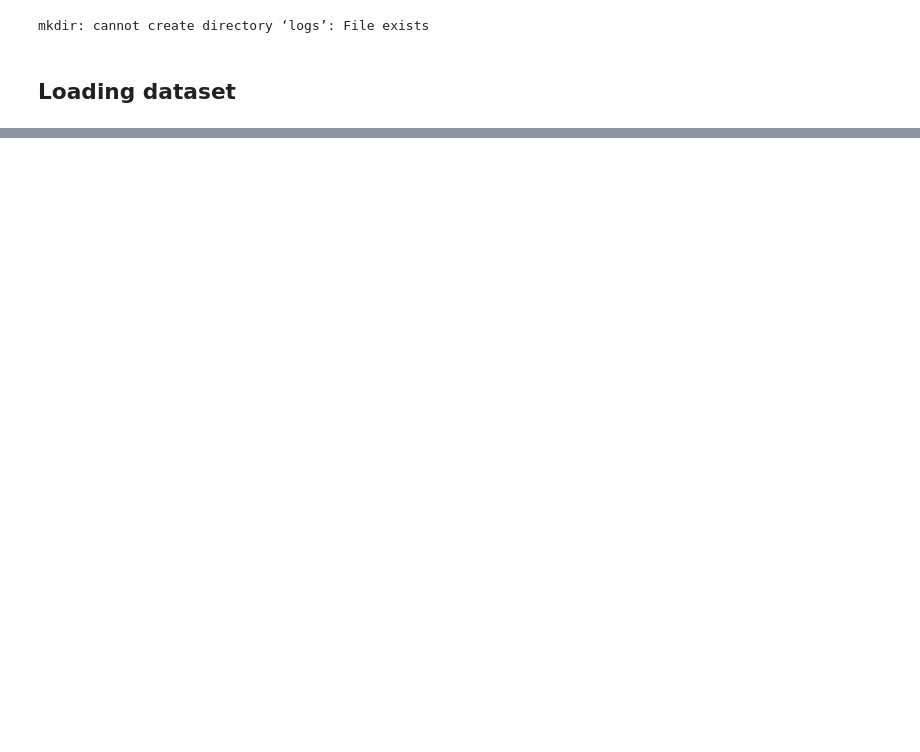
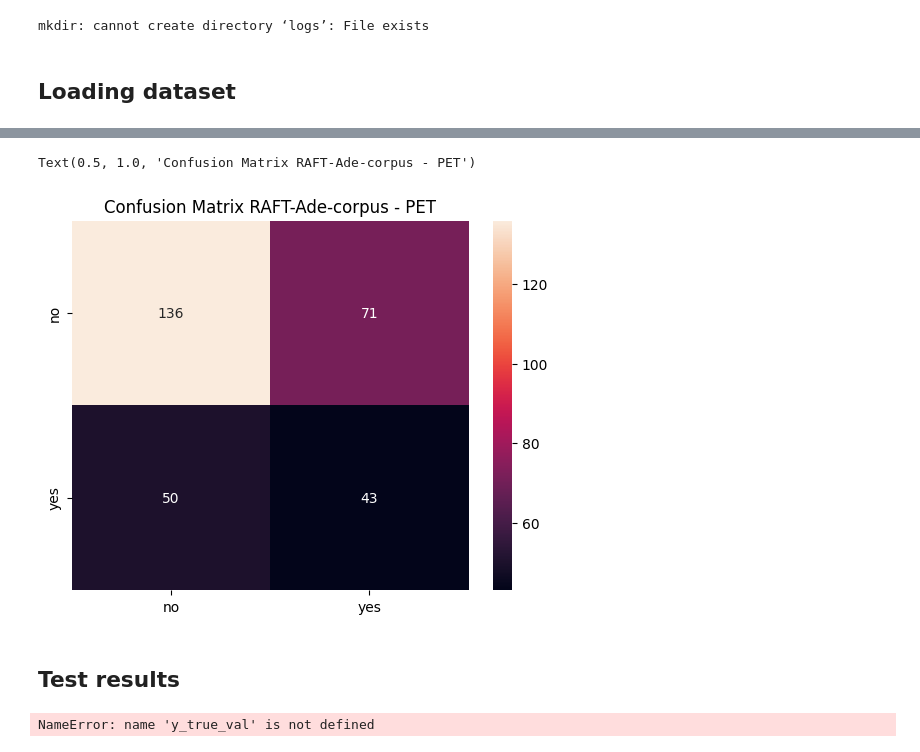
Before and after one commit to peulsilva/few-shot-learning-transformers, a Jupyter notebook: notebooks/raft/pet/01-ade_corpus_pet.ipynb, the cells around one changed output, grey strips where cells are left out. Drawn from its saved outputs; the diff is of its cells as text; code cells hidden in the pictures; blank space fills up the shorter version.

Commit message:
add ade corpus setfit analysis

```diff
--- a/notebooks/raft/pet/01-ade_corpus_pet.ipynb
+++ b/notebooks/raft/pet/01-ade_corpus_pet.ipynb
@@ -294,0 +317,20 @@ KeyboardInterrupt:
+# %%
+df = pd.DataFrame(
+    confusion_matrix.to("cpu").numpy(),
+    index = class_names,
+    columns=class_names
+
+)
+
+sns.heatmap(
+    df,
+    annot = True,
+    fmt = '2g',
+)
+
+plt.title(f"Confusion Matrix {dataset_name} - PET")
+# %% [output]
+Text(0.5, 1.0, 'Confusion Matrix RAFT-Ade-corpus - PET')
+[figure, added]
+# %% [markdown]
+## Test results
@@ -294,0 +339,43 @@ KeyboardInterrupt:
+# %%
+with torch.no_grad():
+    y_true_test = torch.tensor([],device=device)
+    y_pred_test = torch.tensor([],device=device)
+
+    for input in tqdm(val_dataloader):
+        out = model(**input)
+
+        y_true = get_y_true(
+            input,
+            inverse_verbalizer
+        )
+
+        try:
+            mask_token_index = torch.where(input["input_ids"] == tokenizer.mask_token_id)[1]
+
+        except:
+            mask_token_index = torch.where(input["input_ids"] == tokenizer.mask_token_id)[0]
+        mask_token_logits = out.logits[0, mask_token_index, :]
+
+        predictions = torch.Tensor(
+            [mask_token_logits[0,x] for x in verbalizer.values()]
+        )
+
+        y_pred = predictions.argmax().to(device)
+
+        y_pred_test = torch.cat([
+            y_pred_test,
+            torch.tensor([y_pred]).to(device)
+        ])
+
+        y_true_test = torch.cat([
+            y_true_test,
+            torch.tensor([y_true]).to(device)
+        ])
+
+    f1 = multiclass_f1_score(
+        y_true_test,
+        y_true_val,
+        num_classes= len(classes[0])
+    )
+# %% [output]
+NameError: name 'y_true_val' is not defined
```
Also changed, not shown: parts of 23 cells of this notebook, 10 other files.
